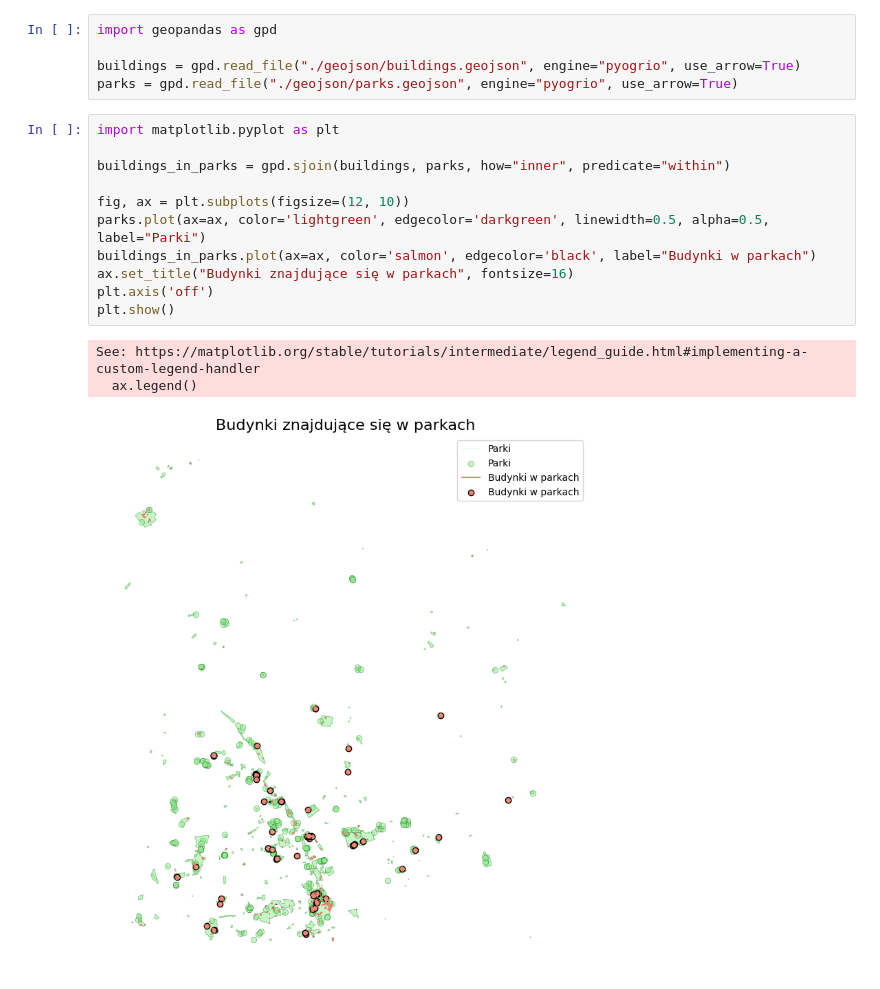
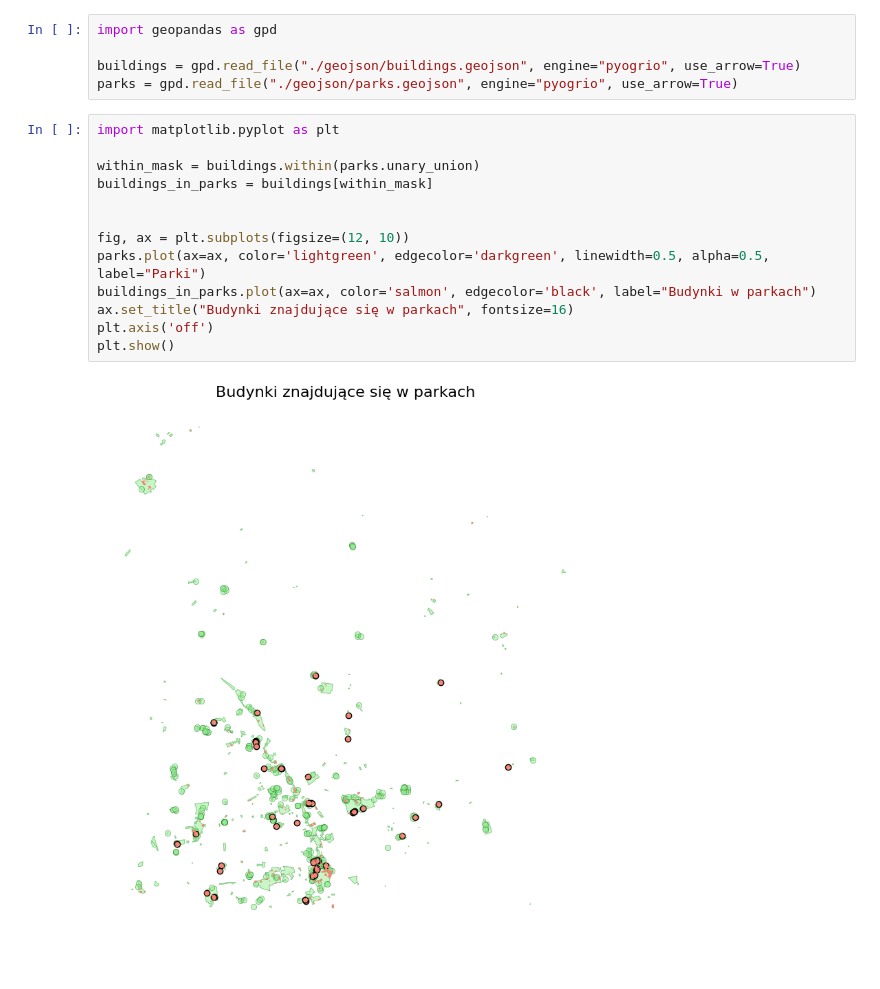
Before and after one commit to FilipBudzynski/spdb, a Jupyter notebook: python/topological_relations.ipynb, the cells around one changed output. Saved outputs shown, nothing was run; the diff lists cells and outputs as text.

```diff
--- a/python/topological_relations.ipynb
+++ b/python/topological_relations.ipynb
@@ -72,18 +96,18 @@ import geopandas as gpd
 
 buildings = gpd.read_file("./geojson/buildings.geojson", engine="pyogrio", use_arrow=True)
 parks = gpd.read_file("./geojson/parks.geojson", engine="pyogrio", use_arrow=True)
-# %%
-import matplotlib.pyplot as plt
-
-buildings_in_parks = gpd.sjoin(buildings, parks, how="inner", predicate="within")
-
-fig, ax = plt.subplots(figsize=(12, 10))
-parks.plot(ax=ax, color='lightgreen', edgecolor='darkgreen', linewidth=0.5, alpha=0.5, label="Parki")
-buildings_in_parks.plot(ax=ax, color='salmon', edgecolor='black', label="Budynki w parkach")
-ax.set_title("Budynki znajdujące się w parkach", fontsize=16)
-plt.axis('off')
-plt.show()
-# %% [output]
-See: https://matplotlib.org/stable/tutorials/intermediate/legend_guide.html#implementing-a-custom-legend-handler
-  ax.legend()
-[figure, removed]
+# %%
+import matplotlib.pyplot as plt
+
+within_mask = buildings.within(parks.unary_union)
+buildings_in_parks = buildings[within_mask]
+
+
+fig, ax = plt.subplots(figsize=(12, 10))
+parks.plot(ax=ax, color='lightgreen', edgecolor='darkgreen', linewidth=0.5, alpha=0.5, label="Parki")
+buildings_in_parks.plot(ax=ax, color='salmon', edgecolor='black', label="Budynki w parkach")
+ax.set_title("Budynki znajdujące się w parkach", fontsize=16)
+plt.axis('off')
+plt.show()
+# %% [output]
+[figure, added]
```
Also changed, not shown: parts of 21 cells of this notebook, 2 other files.
